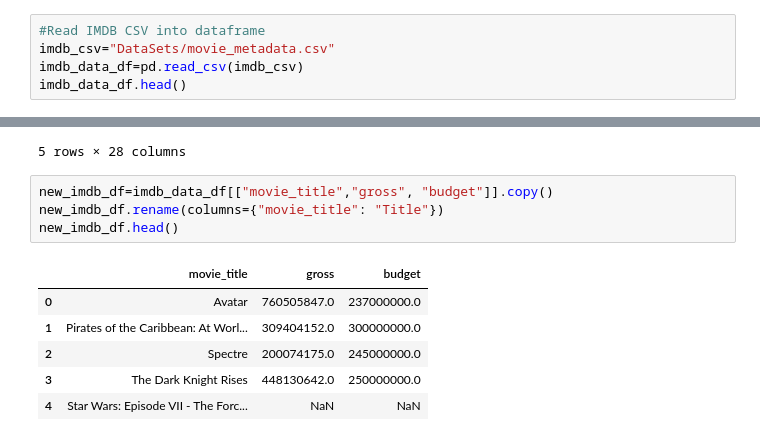
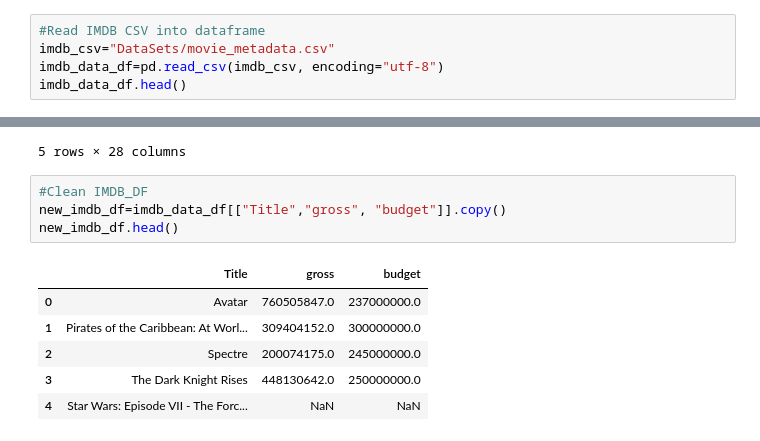
Before and after one commit to MBoerenko/ETL_Project, a Jupyter notebook: Database.ipynb, the cells around one changed output, grey strips where cells are left out. Drawn from its saved outputs; the diff is of its cells as text.

```diff
--- a/Database.ipynb
+++ b/Database.ipynb
@@ -18,7 +19,7 @@ netflix_data_df.head()
 # %%
 #Read IMDB CSV into dataframe
 imdb_csv="DataSets/movie_metadata.csv"
-imdb_data_df=pd.read_csv(imdb_csv)
+imdb_data_df=pd.read_csv(imdb_csv, encoding="utf-8")
 imdb_data_df.head()
 # %% [output]
 |  | color | director_name | num_critic_for_reviews | duration | director_facebook_likes | actor_3_facebook_likes | ... |
@@ -29,11 +30,11 @@ imdb_data_df.head()
 | 4 | NaN | Doug Walker | NaN | NaN | 131.0 | NaN | ... |
 5 rows × 28 columns
 # %%
-new_imdb_df=imdb_data_df[["movie_title","gross", "budget"]].copy()
-new_imdb_df.rename(columns={"movie_title": "Title"})
+#Clean IMDB_DF
+new_imdb_df=imdb_data_df[["Title","gross", "budget"]].copy()
 new_imdb_df.head()
 # %% [output]
-|  | movie_title | gross | budget |
+|  | Title | gross | budget |
 | 0 | Avatar | 760505847.0 | 237000000.0 |
 | 1 | Pirates of the Caribbean: At Worl... | 309404152.0 | 300000000.0 |
 | 2 | Spectre | 200074175.0 | 245000000.0 |
```
Also changed, not shown: parts of 16 cells of this notebook, 2 other files.
